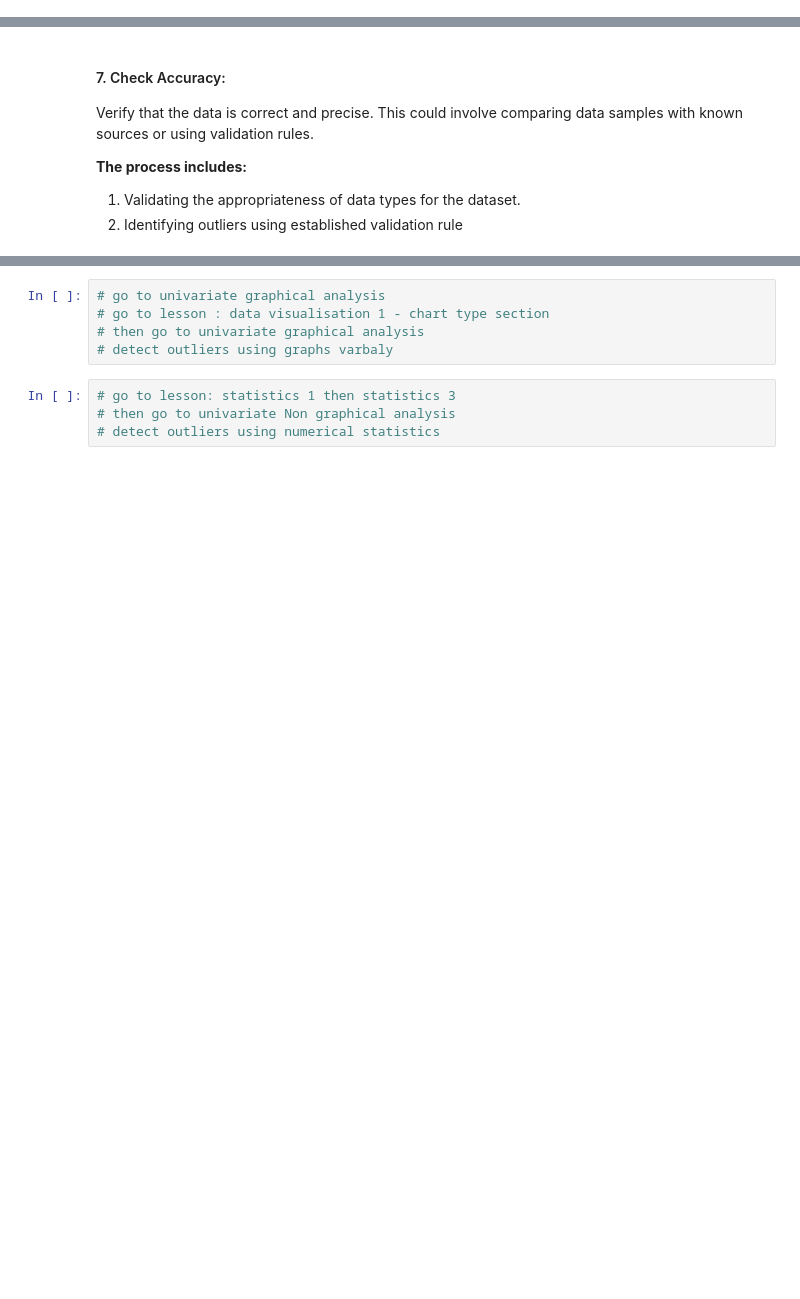
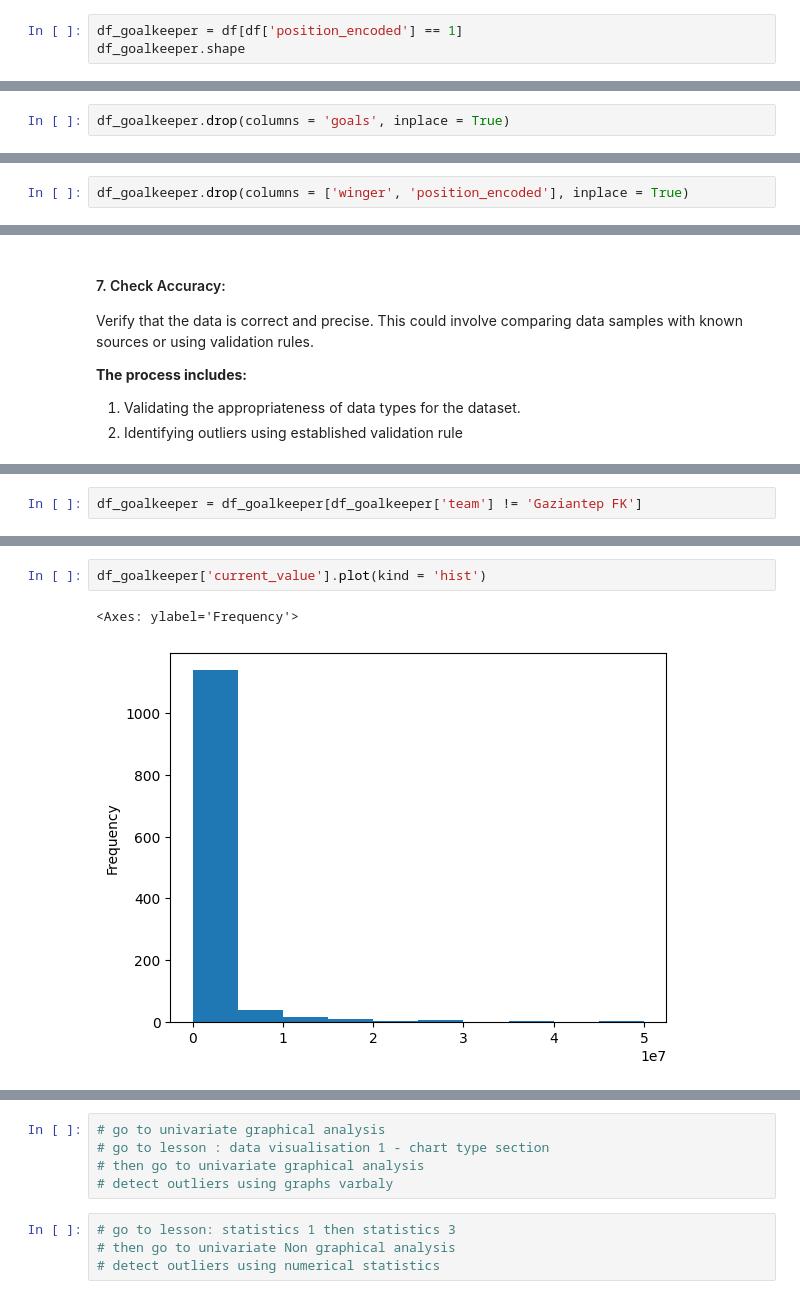
Before and after one commit to FaisalMathCS/Usecase-7, a Jupyter notebook: EDA explain template.ipynb, the cells around one changed output, grey strips where cells are left out. Drawn from its saved outputs; the diff is of its cells as text; blank space fills up the shorter version.

```diff
--- a/EDA explain template.ipynb
+++ b/EDA explain template.ipynb
@@ -170,0 +193,3 @@ Assess whether the data is appropriate and applicable for the intended analysis.
+# %%
+df_goalkeeper = df[df['position_encoded'] == 1]
+df_goalkeeper.shape
@@ -170,0 +216,2 @@ Assess whether the data is appropriate and applicable for the intended analysis.
+# %%
+df_goalkeeper.drop(columns = 'goals', inplace = True)
@@ -170,0 +223,2 @@ Assess whether the data is appropriate and applicable for the intended analysis.
+# %%
+df_goalkeeper.drop(columns = ['winger', 'position_encoded'], inplace = True)
@@ -198,0 +366,2 @@ Verify that the data is correct and precise. This could involve comparing data s
+# %%
+df_goalkeeper = df_goalkeeper[df_goalkeeper['team'] != 'Gaziantep FK']
@@ -198,0 +435,5 @@ Verify that the data is correct and precise. This could involve comparing data s
+# %%
+df_goalkeeper['current_value'].plot(kind = 'hist')
+# %% [output]
+<Axes: ylabel='Frequency'>
+[figure, added]
```
Also changed, not shown: parts of 21 cells of this notebook.
